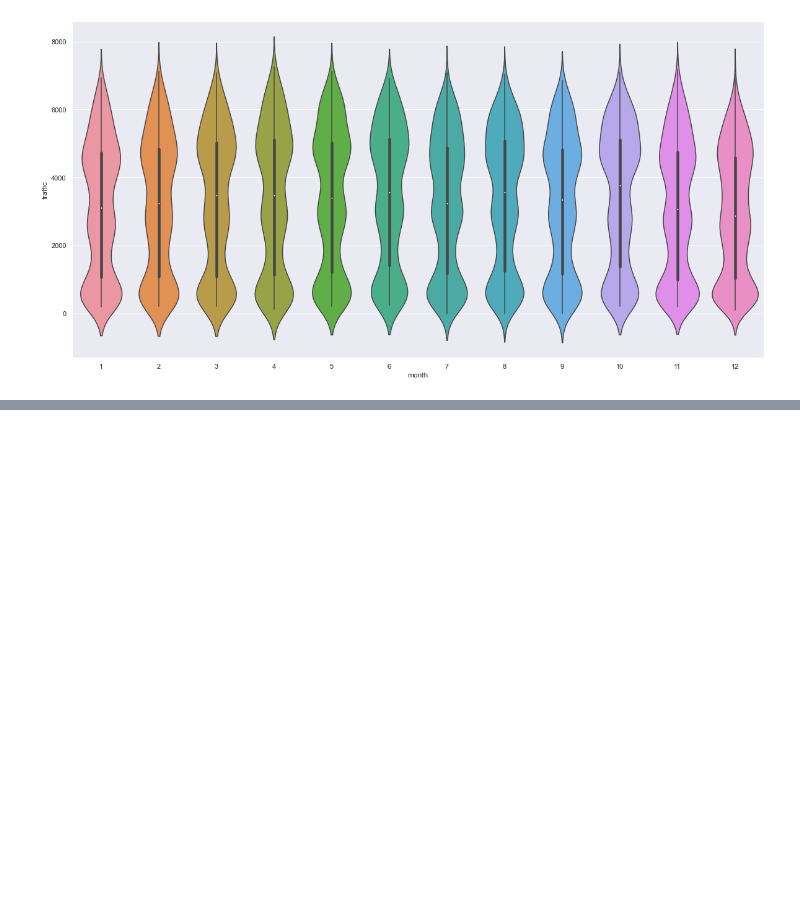
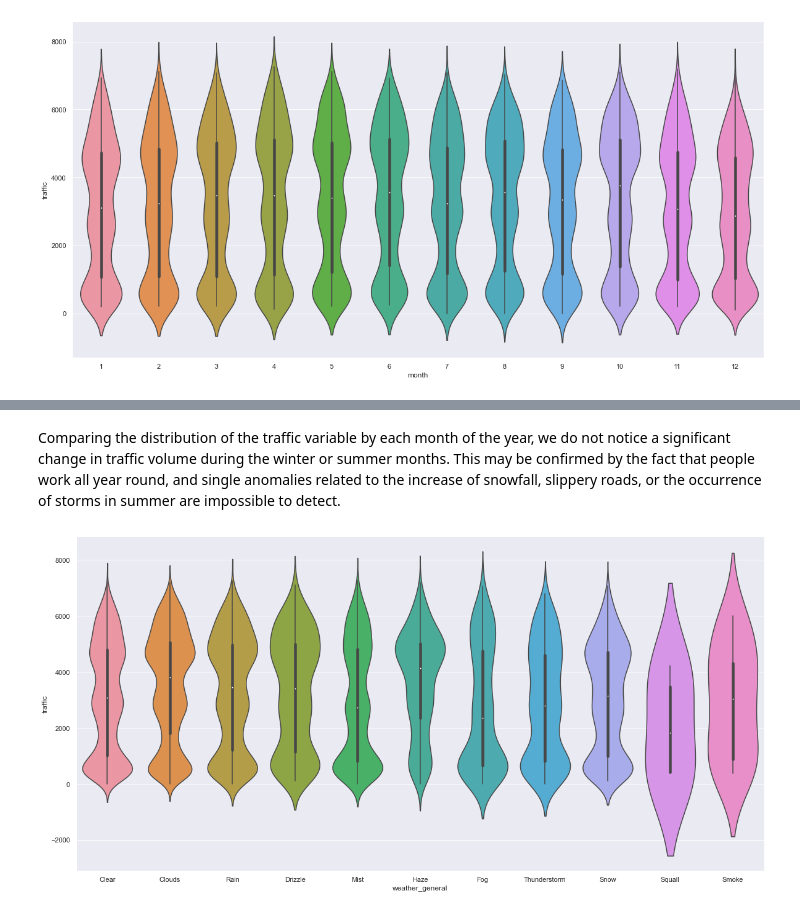
Before and after one commit to kerajxl/MachineLearningProject, a Jupyter notebook: regression.ipynb, the cells around one changed output, grey strips where cells are left out. Cells and saved outputs as stored; diff of their text form; code cells hidden in the pictures; blank space fills up the shorter version.

```diff
--- a/regression.ipynb
+++ b/regression.ipynb
@@ -141,8 +285,0 @@ corr[mask] = np.nan
-# %%
-traffic = pd.read_csv('traffic_train.csv')
-functions = [dayFromDate(traffic), ordinal_whether(traffic), weather_dummies(traffic), outliers_correction(traffic)]
-
-traffic = dayFromDate(traffic)
-traffic = ordinal_whether(traffic)
-traffic = weather_dummies(traffic)
-traffic = outliers_correction(traffic)
@@ -164,16 +311,3 @@ ax = sns.violinplot(x = traffic.day, y = traffic.traffic)
 ax = sns.violinplot(x = traffic.month, y = traffic.traffic)
 # %% [output]
 [figure]
-# %%
-traffic = traffic[traffic['traffic'] != 0]
-traffic = traffic[traffic['snow_mm'] == 0]
-traffic = traffic[traffic['rain_mm'] == 0]
-traffic = traffic.drop(columns = ['date_time', 'weather_general', 'weather_detailed', 'month', 'year', 'day', 'hour', 'rain_mm','snow_mm','hour_interval'])
-#, '1_x',  '0-6','1_y','0_y'
-
-
-x_train = traffic.drop(columns = ['traffic'])
-y_train = traffic['traffic']
-
-print(traffic.columns)
-traffic.head()
@@ -754,0 +314,6 @@ TypeError: Object of type set is not JSON serializable
+# %% [markdown]
+Comparing the distribution of the traffic variable by each month of the year, we do not notice a significant change in traffic volume during the winter or summer months. This may be confirmed by the fact that people work all year round, and single anomalies related to the increase of snowfall, slippery roads, or the occurrence of storms in summer are impossible to detect.
+# %%
+ax = sns.violinplot(x = traffic.weather_general, y = traffic.traffic, scale = "width")
+# %% [output]
+[figure, added]
```
Also changed, not shown: parts of 119 cells of this notebook, 1 other file.
